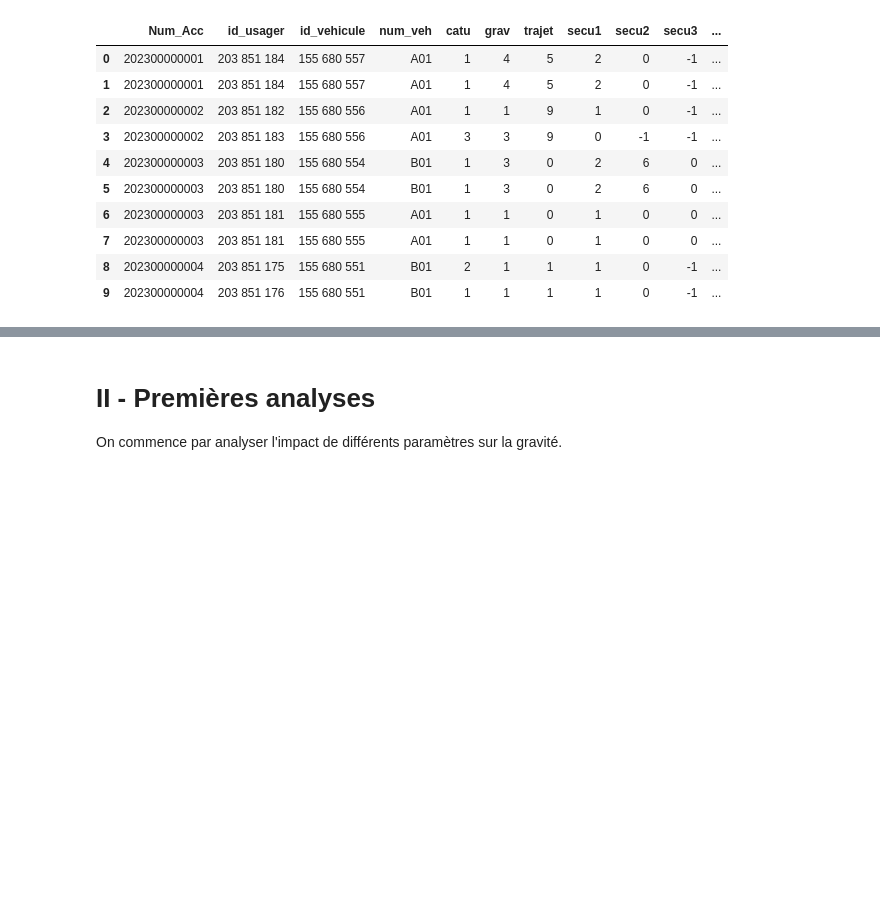
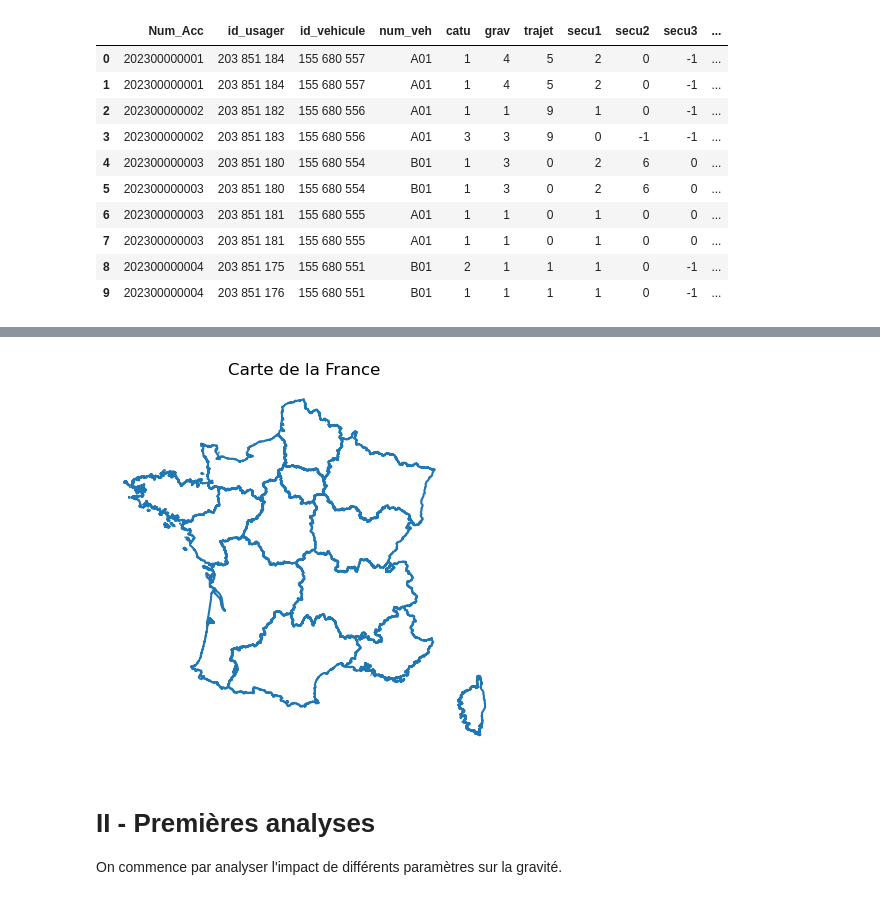
Before and after one commit to celineferbach/Projet-accidents-de-la-route, a Jupyter notebook: importation.ipynb, the cells around one changed output, grey strips where cells are left out. Cells and saved outputs as stored; diff of their text form; code cells hidden in the pictures; blank space fills up the shorter version.

```diff
--- a/importation.ipynb
+++ b/importation.ipynb
@@ -135,0 +171,13 @@ df.head(10)
+# %%
+france = carti_download(
+    values=["France"],
+    crs=4326,
+    borders="DEPARTEMENT",
+    vectorfile_format="geojson",
+    simplification=50,
+    filter_by="FRANCE_ENTIERE",
+    source="EXPRESS-COG-CARTO-TERRITOIRE",
+    year=2022,
+)
+
+france.head(10)
@@ -135,0 +196,6 @@ df.head(10)
+# %%
+print(france.dtypes)
+france['INSEE_DEP'] = france['INSEE_DEP'].astype(float).astype(int)
+france = france.loc[france["INSEE_DEP"] < 971]
+france = france.to_crs(2154)
+france.head(2)
@@ -136,3 +211,15 @@ df.head(10)
+# %%
+carte = france.boundary.plot()
+
+# # Change le crs:
+#df = df.to_crs(epsg=2154)
+
+
+#df.plot(ax=base, color='red')
+carte.set_title('Carte de la France')
+carte.set_axis_off()
+# %% [output]
+[figure, added]
 # %% [markdown]
 # II - Premières analyses
 
```
Also changed, not shown: parts of 4 cells of this notebook.
